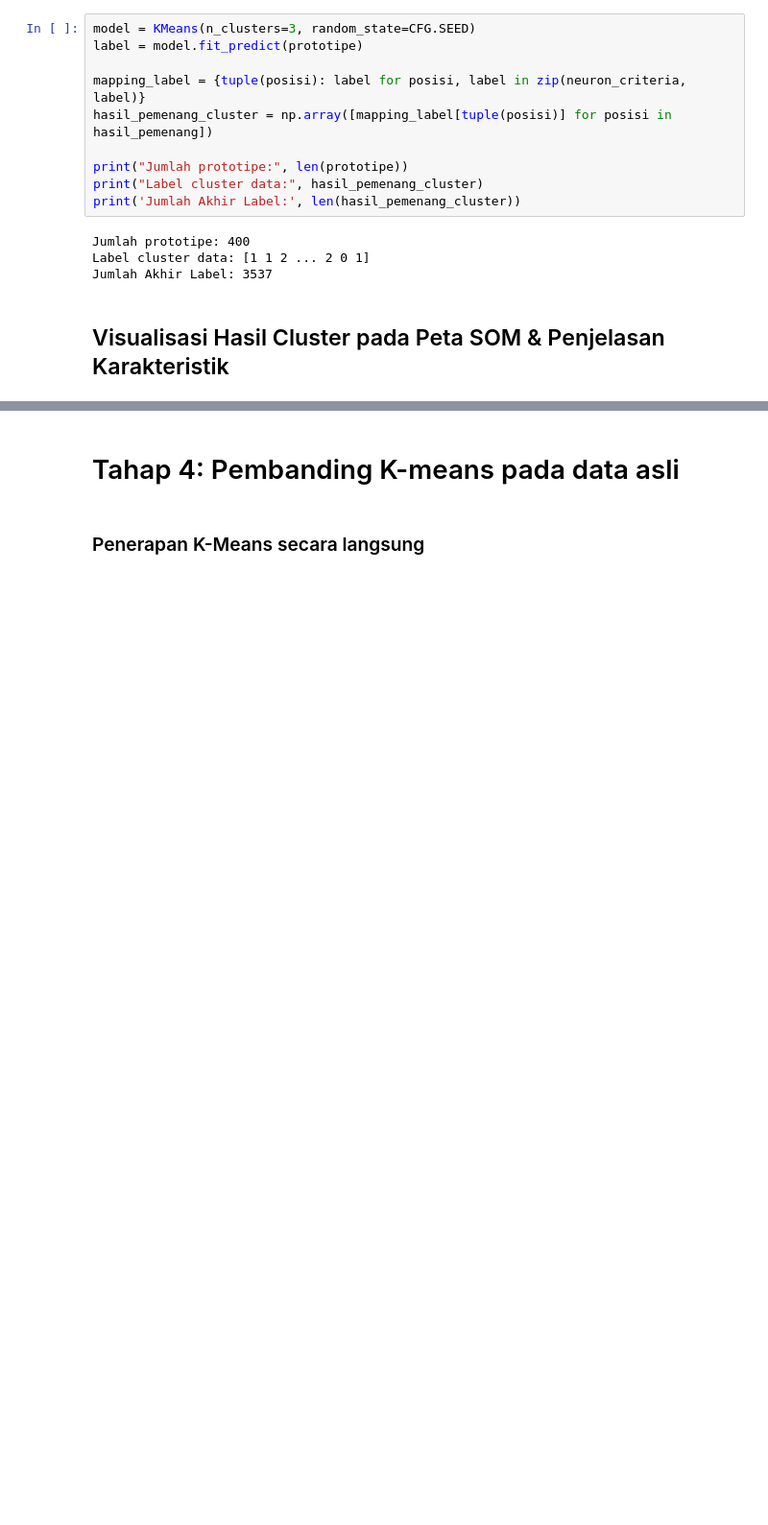
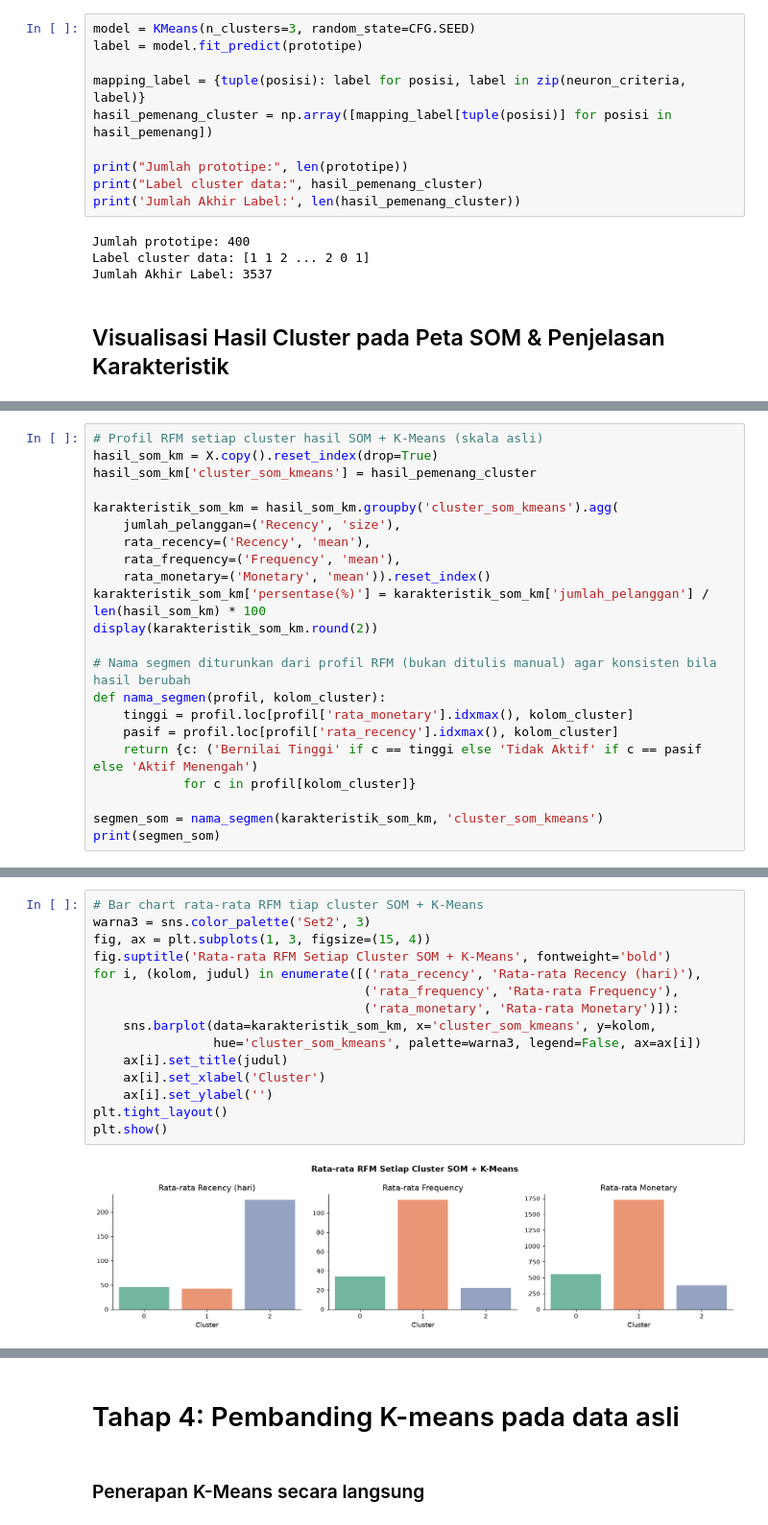
Before and after one commit to valencxiaxD/Mini-Proyek---Kecerdasan-Artifisial, a Jupyter notebook: mini_proyek.ipynb, the cells around one changed output, grey strips where cells are left out. Shown at 96% size. Cells and saved outputs as stored; diff of their text form; blank space fills up the shorter version.

```diff
--- a/mini_proyek.ipynb
+++ b/mini_proyek.ipynb
@@ -524,0 +576,22 @@ Hasil clustering SOM-K-Means menghasilkan tiga cluster dengan karakteristik pers
+# %%
+# Profil RFM setiap cluster hasil SOM + K-Means (skala asli)
+hasil_som_km = X.copy().reset_index(drop=True)
+hasil_som_km['cluster_som_kmeans'] = hasil_pemenang_cluster
+
+karakteristik_som_km = hasil_som_km.groupby('cluster_som_kmeans').agg(
+    jumlah_pelanggan=('Recency', 'size'),
+    rata_recency=('Recency', 'mean'),
+    rata_frequency=('Frequency', 'mean'),
+    rata_monetary=('Monetary', 'mean')).reset_index()
+karakteristik_som_km['persentase(%)'] = karakteristik_som_km['jumlah_pelanggan'] / len(hasil_som_km) * 100
+display(karakteristik_som_km.round(2))
+
+# Nama segmen diturunkan dari profil RFM (bukan ditulis manual) agar konsisten bila hasil berubah
+def nama_segmen(profil, kolom_cluster):
+    tinggi = profil.loc[profil['rata_monetary'].idxmax(), kolom_cluster]
+    pasif = profil.loc[profil['rata_recency'].idxmax(), kolom_cluster]
+    return {c: ('Bernilai Tinggi' if c == tinggi else 'Tidak Aktif' if c == pasif else 'Aktif Menengah')
+            for c in profil[kolom_cluster]}
+
+segmen_som = nama_segmen(karakteristik_som_km, 'cluster_som_kmeans')
+print(segmen_som)
@@ -524,0 +604,17 @@ Hasil clustering SOM-K-Means menghasilkan tiga cluster dengan karakteristik pers
+# %%
+# Bar chart rata-rata RFM tiap cluster SOM + K-Means
+warna3 = sns.color_palette('Set2', 3)
+fig, ax = plt.subplots(1, 3, figsize=(15, 4))
+fig.suptitle('Rata-rata RFM Setiap Cluster SOM + K-Means', fontweight='bold')
+for i, (kolom, judul) in enumerate([('rata_recency', 'Rata-rata Recency (hari)'),
+                                    ('rata_frequency', 'Rata-rata Frequency'),
+                                    ('rata_monetary', 'Rata-rata Monetary')]):
+    sns.barplot(data=karakteristik_som_km, x='cluster_som_kmeans', y=kolom,
+                hue='cluster_som_kmeans', palette=warna3, legend=False, ax=ax[i])
+    ax[i].set_title(judul)
+    ax[i].set_xlabel('Cluster')
+    ax[i].set_ylabel('')
+plt.tight_layout()
+plt.show()
+# %% [output]
+[figure, added]
```
Also changed, not shown: parts of 31 cells of this notebook.
